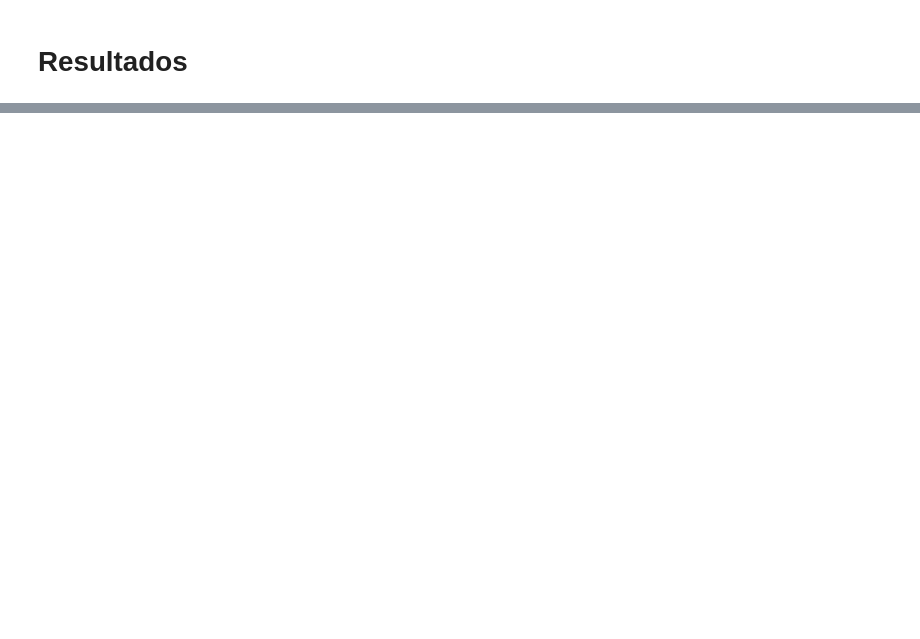
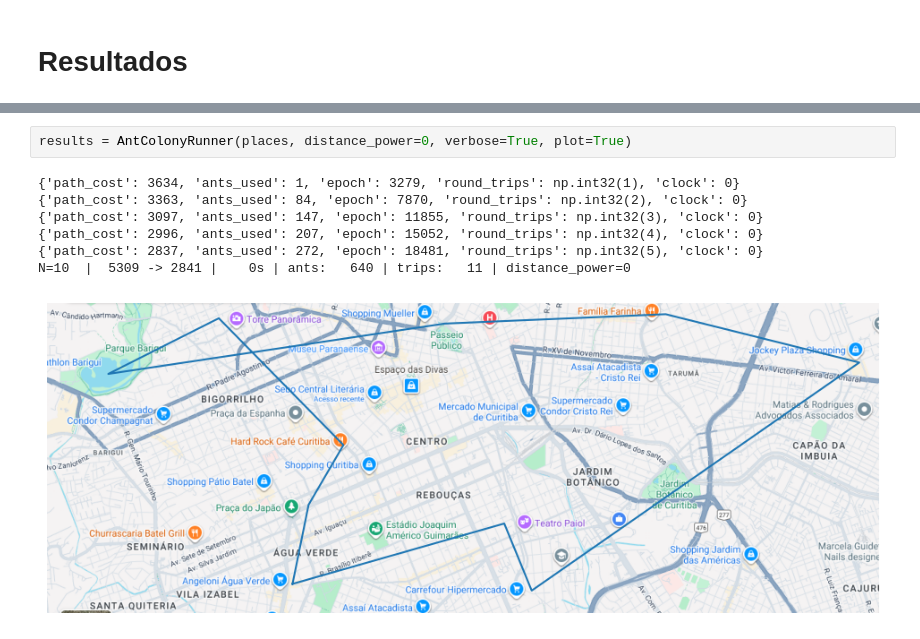
Before and after one commit to marcospontoexe/PUC, a Jupyter notebook: Atividade_somativa_2.ipynb, the cells around one changed output, grey strips where cells are left out. Cells and saved outputs as stored; diff of their text form; blank space fills up the shorter version.

```diff
--- a/Atividade_somativa_2.ipynb
+++ b/Atividade_somativa_2.ipynb
@@ -374,0 +383,10 @@ N=4   |  3572 -> 2680 |    0s | ants:   573 | trips:   10 | distance_power=1
+# %%
+results = AntColonyRunner(places, distance_power=0, verbose=True, plot=True)
+# %% [output]
+{'path_cost': 3634, 'ants_used': 1, 'epoch': 3279, 'round_trips': np.int32(1), 'clock': 0}
+{'path_cost': 3363, 'ants_used': 84, 'epoch': 7870, 'round_trips': np.int32(2), 'clock': 0}
+{'path_cost': 3097, 'ants_used': 147, 'epoch': 11855, 'round_trips': np.int32(3), 'clock': 0}
+{'path_cost': 2996, 'ants_used': 207, 'epoch': 15052, 'round_trips': np.int32(4), 'clock': 0}
+{'path_cost': 2837, 'ants_used': 272, 'epoch': 18481, 'round_trips': np.int32(5), 'clock': 0}
+N=10  |  5309 -> 2841 |    0s | ants:   640 | trips:   11 | distance_power=0
+[figure, added]
```
Also changed, not shown: parts of 4 cells of this notebook.
